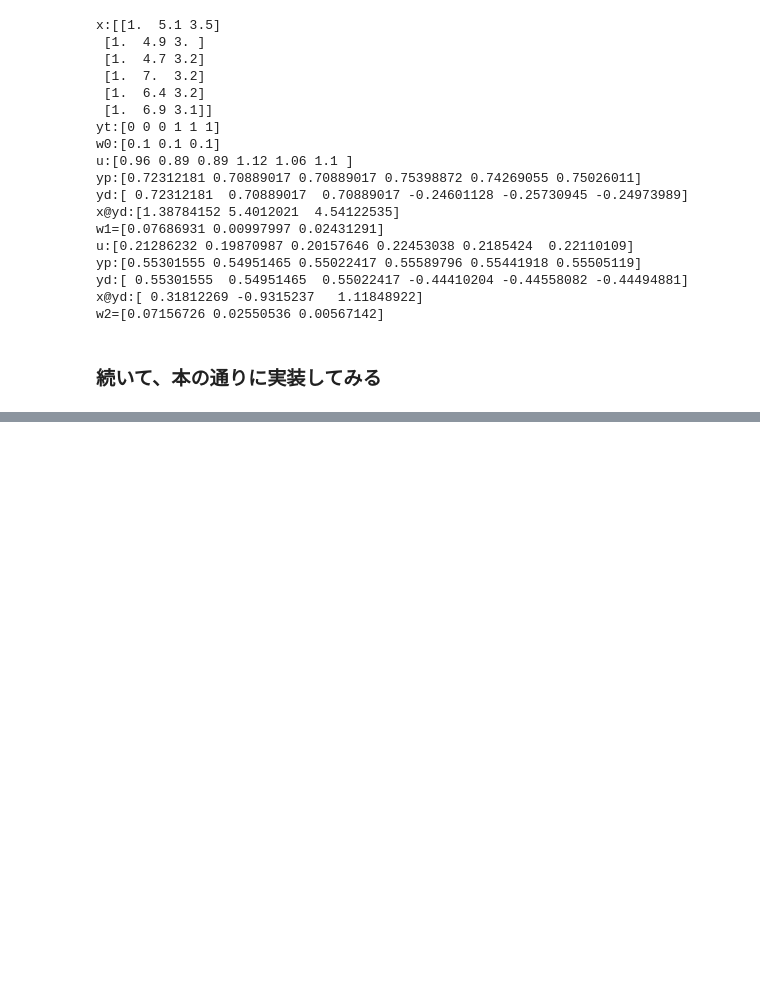
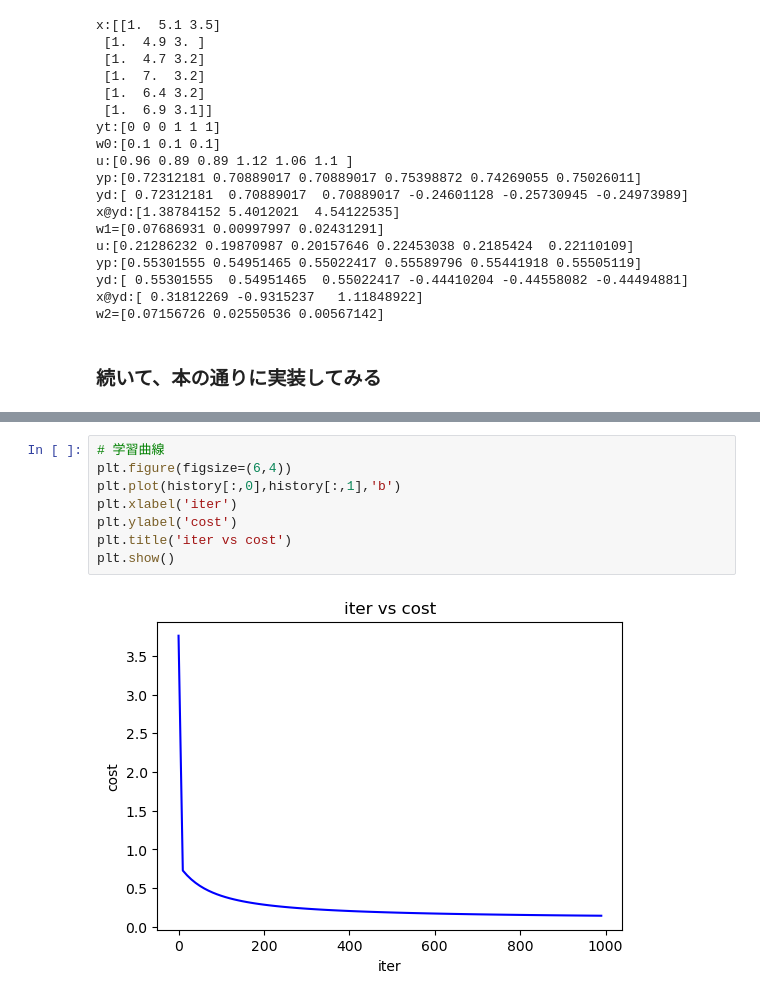
Before and after one commit to hiroooo000/ptr, a Jupyter notebook: jupyternotebook/data2/dl_and_math.ipynb, the cells around one changed output, grey strips where cells are left out. Drawn from its saved outputs; the diff is of its cells as text; blank space fills up the shorter version.

```diff
--- a/jupyternotebook/data2/dl_and_math.ipynb
+++ b/jupyternotebook/data2/dl_and_math.ipynb
@@ -390,0 +424,10 @@ iter:1000        loss=0.06564888101610142        score=1.0
+# %%
+# 学習曲線
+plt.figure(figsize=(6,4))
+plt.plot(history[:,0],history[:,1],'b')
+plt.xlabel('iter')
+plt.ylabel('cost')
+plt.title('iter vs cost')
+plt.show()
+# %% [output]
+[figure, added]
```
Also changed, not shown: parts of 3 cells of this notebook, 1 other file.
